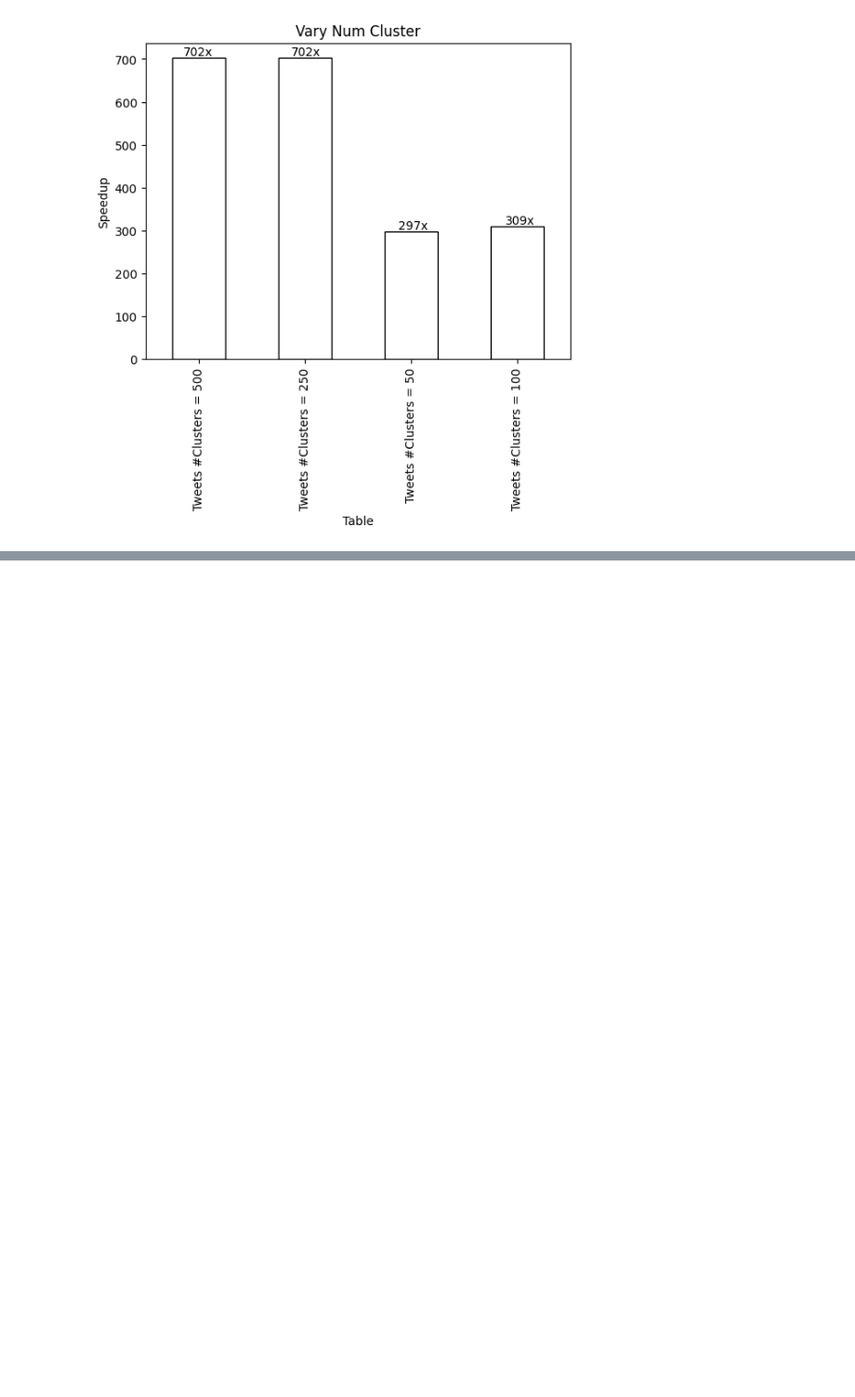
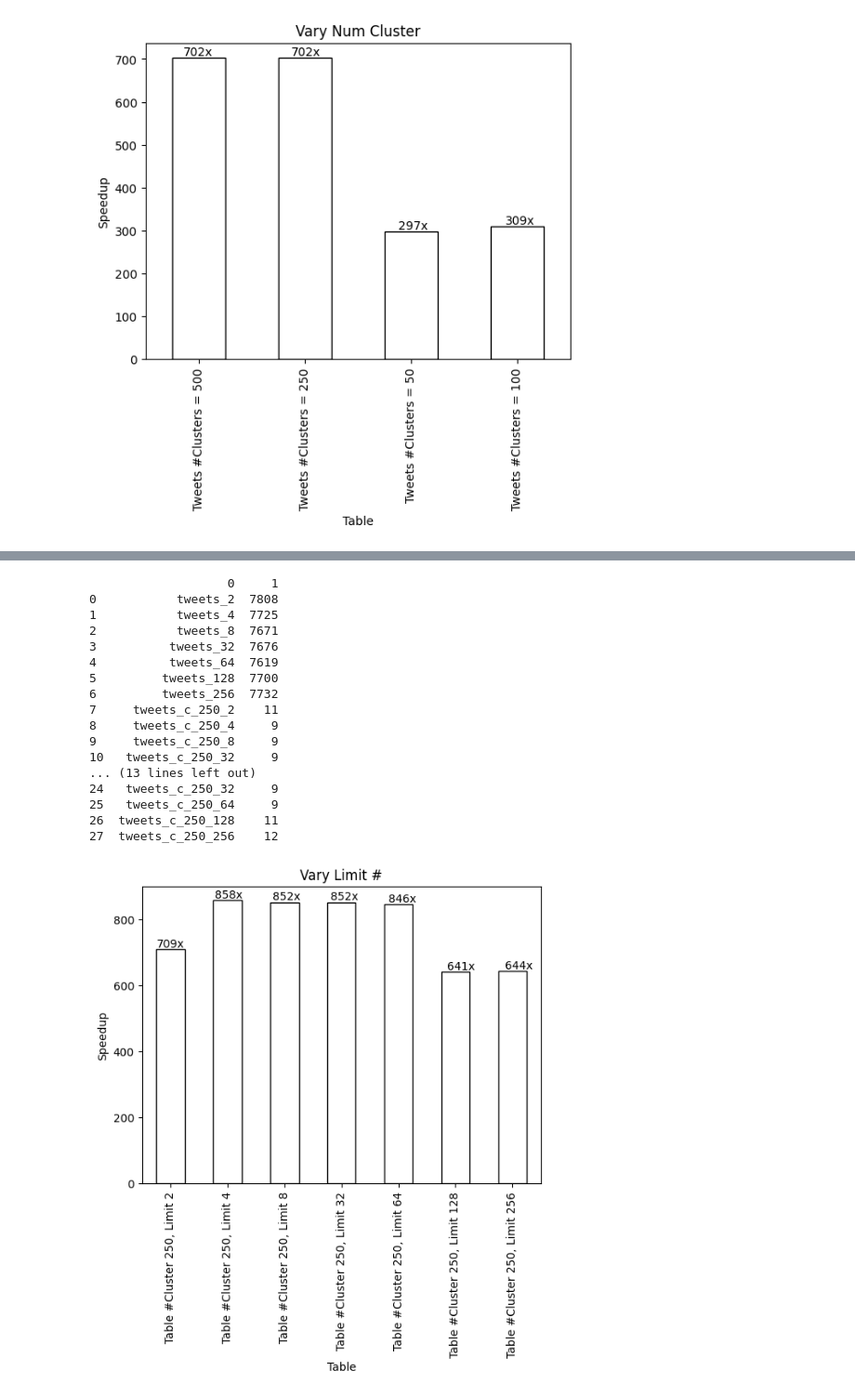
Before and after one commit to PeterHolderrieth/AILIKE, a Jupyter notebook: go-db/godb/benchmark_results/Untitled.ipynb, the cells around one changed output, grey strips where cells are left out. Shown at 93% size. Cells and saved outputs as stored; diff of their text form; code cells hidden in the pictures; blank space fills up the shorter version.

```diff
--- a/go-db/godb/benchmark_results/Untitled.ipynb
+++ b/go-db/godb/benchmark_results/Untitled.ipynb
@@ -92,0 +89,27 @@ plot_accuracy("/Users/manyab/AILIKE/go-db/godb/benchmark_results/var_n",
+# %%
+comps = {}
+for num in [2, 4, 8, 32, 64, 128, 256]:
+    comps[f"tweets_c_250_"+str(num)] = f"tweets_"+str(num)
+
+plot_speedup("/Users/manyab/AILIKE/go-db/godb/benchmark_results/var_n",
+               comps,
+               name = "Vary Limit #",)
+# %% [output]
+                   0     1
+0           tweets_2  7808
+1           tweets_4  7725
+2           tweets_8  7671
+3          tweets_32  7676
+4          tweets_64  7619
+5         tweets_128  7700
+6         tweets_256  7732
+7     tweets_c_250_2    11
+8     tweets_c_250_4     9
+9     tweets_c_250_8     9
+10   tweets_c_250_32     9
+... (13 lines left out)
+24   tweets_c_250_32     9
+25   tweets_c_250_64     9
+26  tweets_c_250_128    11
+27  tweets_c_250_256    12
+[figure, added]
```
Also changed, not shown: parts of 7 cells of this notebook, 47 other files.
